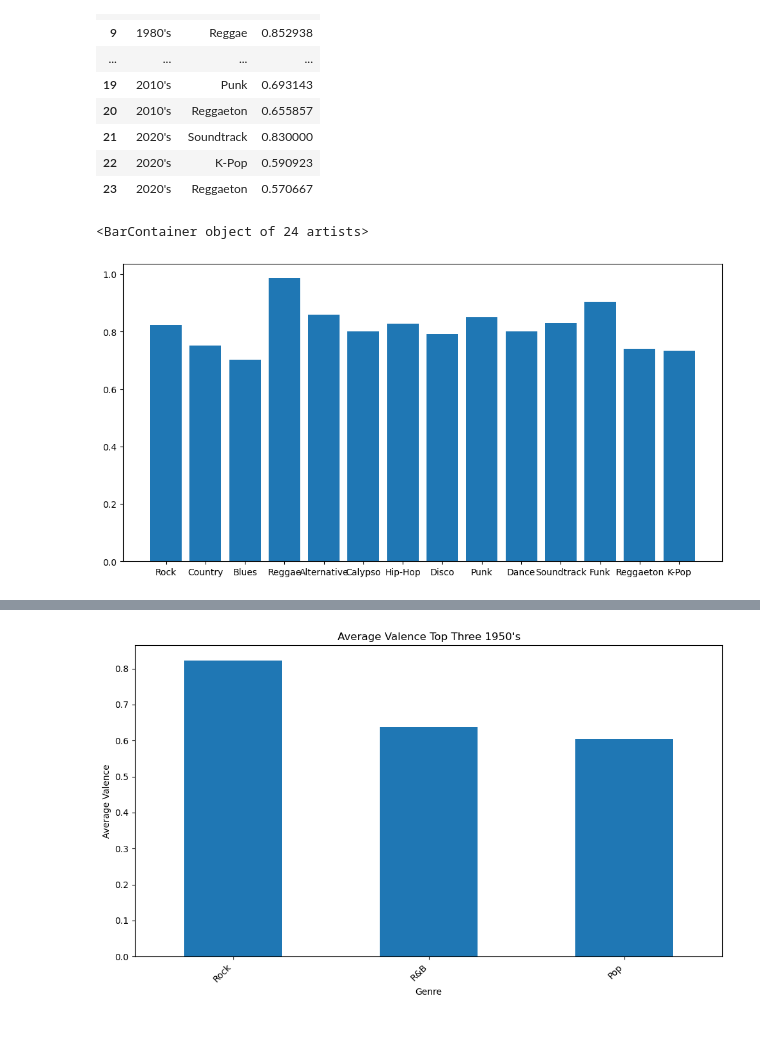
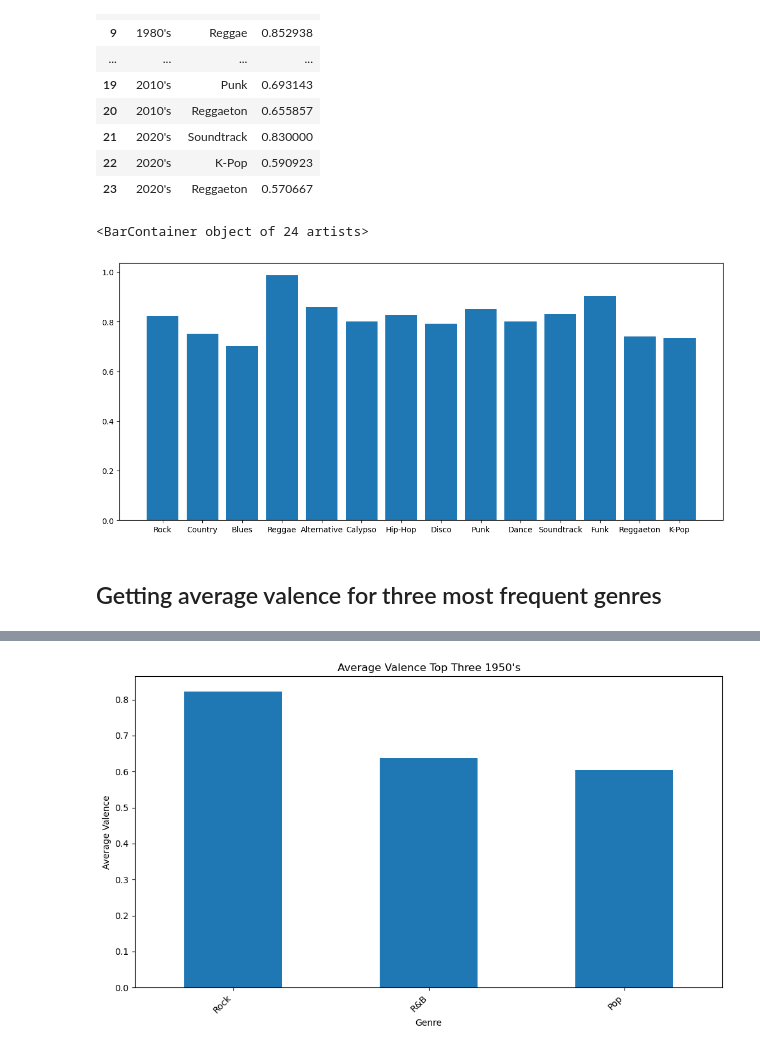
Before and after one commit to joshcb88/joshua_capstone, a Jupyter notebook: notebooks/Spotify Additional Analysis.ipynb, the cells around one changed output, grey strips where cells are left out. Cells and saved outputs as stored; diff of their text form; code cells hidden in the pictures.

```diff
--- a/notebooks/Spotify Additional Analysis.ipynb
+++ b/notebooks/Spotify Additional Analysis.ipynb
@@ -145,11 +265,13 @@ positive_genre
 | 22 | 2020's | K-Pop | 0.590923 |
 | 23 | 2020's | Reggaeton | 0.570667 |
 # %%
-plt.figure(figsize=(12, 6))
+plt.figure(figsize=(14, 6))
 plt.bar(x='Main Genre',height='Valence',data=positive_genre)
 # %% [output]
 <BarContainer object of 24 artists>
-[figure, old version]
+[figure, new version]
+# %% [markdown]
+## Getting average valence for three most frequent genres
 # %%
 topthreetrends=spotifytrack.loc[spotifytrack['Main Genre'].isin(['Pop','Rock','R&B'])]
 # %%
```
Also changed, not shown: parts of 62 cells of this notebook, 12 other files.
